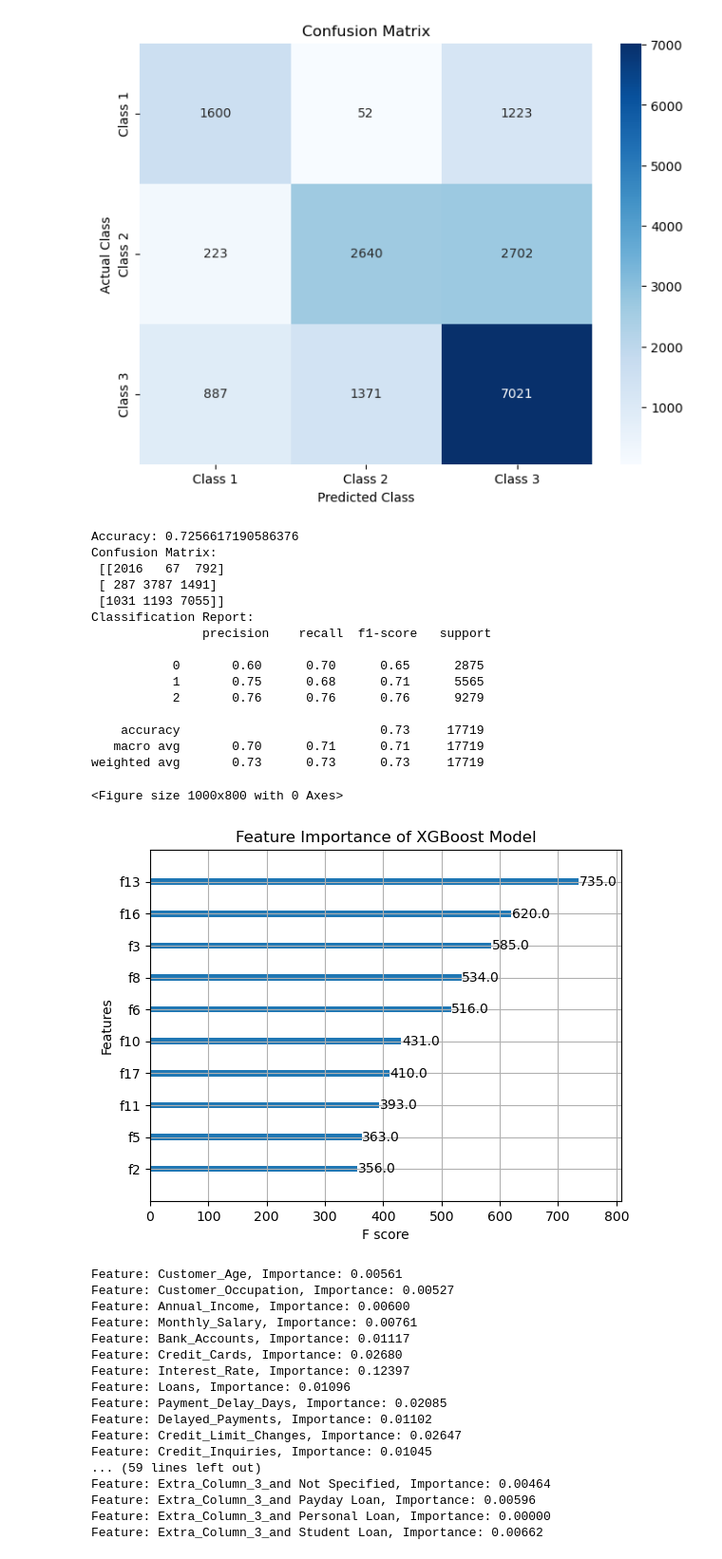
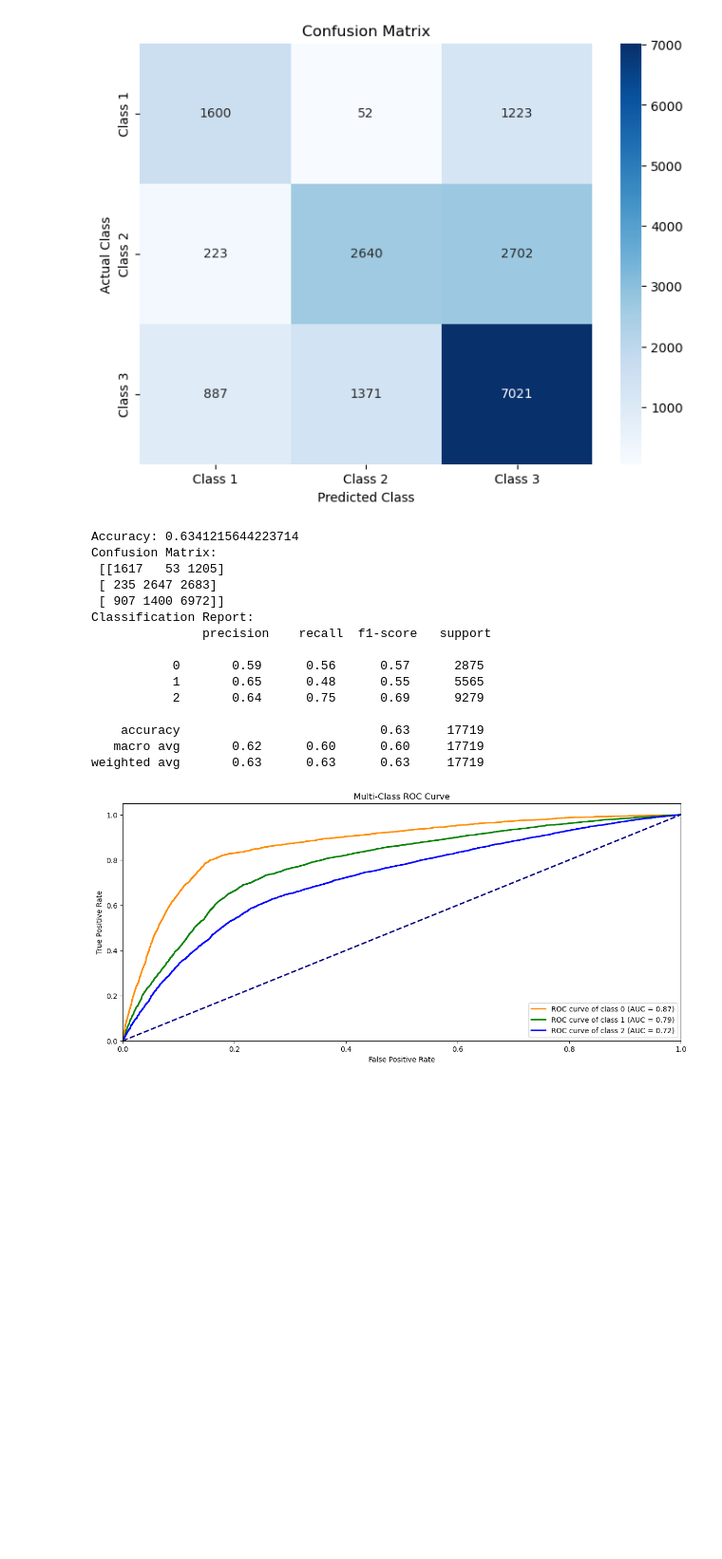
Before and after one commit to menghangl/COMP5310, a Jupyter notebook: Untitled3.ipynb, the cells around one changed output. Shown at 95% size. Saved outputs shown, nothing was run; the diff lists cells and outputs as text; code cells hidden in the pictures; blank space fills up the shorter version.

```diff
--- a/Untitled3.ipynb
+++ b/Untitled3.ipynb
@@ -414,7 +414,6 @@ from sklearn.model_selection import train_test_split
 from sklearn.metrics import accuracy_score, confusion_matrix, classification_report, roc_curve, auc, precision_recall_curve, f1_score
 import matplotlib.pyplot as plt
 from xgboost import plot_importance
-
 
 # Data preprocessing (assuming your data is already cleaned and ready)
 # Apply label encoding if needed
@@ -432,8 +431,8 @@ X_scaled = scaler.fit_transform(X)
 # Split the dataset into training and testing sets
 X_train, X_test, y_train, y_test = train_test_split(X_scaled, y, test_size=0.2, random_state=42)
 
-# Define the XGBoost model (which can be thought of as an ensemble of Logistic Regression models)
-xgb = XGBClassifier(objective='multi:softprob', eval_metric='mlogloss', max_depth=5, learning_rate=0.1, n_estimators=100)
+# Define the XGBoost model with logistic regression as the base learner
+xgb = XGBClassifier(objective='multi:softprob', eval_metric='mlogloss', booster='gblinear', learning_rate=0.1, n_estimators=100)
 
 # Fit the XGBoost model
 xgb.fit(X_train, y_train)
@@ -452,22 +451,6 @@ class_report = classification_report(y_test, y_pred)
 print("Accuracy:", accuracy)
 print("Confusion Matrix:\n", conf_matrix)
 print("Classification Report:\n", class_report)
-
-# 特征重要性分析
-plt.figure(figsize=(10, 8))
-plot_importance(xgb, max_num_features=10)  # 显示前10个最重要的特征
-plt.title("Feature Importance of XGBoost Model")
-plt.show()
-
-# 如果你想直接查看每个特征的重要性得分，可以这样做
-# importance = xgb.feature_importances_
-# for i, v in enumerate(importance):
-#     print(f'Feature: {i}, Score: {v:.5f}')
-
-#如果你的X有列名，也可以这样打印特征名及其重要性
-for feature, importance in zip(X.columns, xgb.feature_importances_):
-    print(f'Feature: {feature}, Importance: {importance:.5f}')
-
 
 # Predict probabilities for ROC and Precision-Recall Curve
 y_pred_proba = xgb.predict_proba(X_test)
@@ -494,59 +477,41 @@ plt.plot([0, 1], [0, 1], color='navy', lw=2, linestyle='--')
 plt.xlim([0.0, 1.0])
 plt.ylim([0.0, 1.05])
 plt.xlabel('False Positive Rate')
 plt.ylabel('True Positive Rate')
 plt.title('Multi-Class ROC Curve')
 plt.legend(loc="lower right")
 plt.show()
 
 # Precision-Recall Curves for each class
 plt.figure(figsize=(14, 6))
 precision = dict()
 recall = dict()
 f1 = dict()
 
 for i in range(3):
     precision[i], recall[i], _ = precision_recall_curve(y_test_bin[:, i], y_pred_proba[:, i])
     f1[i] = f1_score(y_test_bin[:, i], (y_pred_proba[:, i] > 0.5).astype(int))
     plt.plot(recall[i], precision[i], lw=2, label='Precision-Recall curve of class {0} (F1 = {1:0.2f})'.format(i, f1[i]))
 
 plt.xlabel('Recall')
 plt.ylabel('Precision')
 plt.title('Multi-Class Precision-Recall Curve')
 plt.legend(loc="lower left")
 plt.show()
 # %% [output]
-Accuracy: 0.7256617190586376
+Accuracy: 0.6341215644223714
 Confusion Matrix:
- [[2016   67  792]
- [ 287 3787 1491]
- [1031 1193 7055]]
+ [[1617   53 1205]
+ [ 235 2647 2683]
+ [ 907 1400 6972]]
 Classification Report:
                precision    recall  f1-score   support
 
-           0       0.60      0.70      0.65      2875
-           1       0.75      0.68      0.71      5565
-           2       0.76      0.76      0.76      9279
+           0       0.59      0.56      0.57      2875
+           1       0.65      0.48      0.55      5565
+           2       0.64      0.75      0.69      9279
 
-    accuracy                           0.73     17719
-   macro avg       0.70      0.71      0.71     17719
-weighted avg       0.73      0.73      0.73     17719
+    accuracy                           0.63     17719
+   macro avg       0.62      0.60      0.60     17719
+weighted avg       0.63      0.63      0.63     17719
-<Figure size 1000x800 with 0 Axes>
-[figure, old version]
+[figure, new version]
-Feature: Customer_Age, Importance: 0.00561
-Feature: Customer_Occupation, Importance: 0.00527
-Feature: Annual_Income, Importance: 0.00600
-Feature: Monthly_Salary, Importance: 0.00761
-Feature: Bank_Accounts, Importance: 0.01117
-Feature: Credit_Cards, Importance: 0.02680
-Feature: Interest_Rate, Importance: 0.12397
-Feature: Loans, Importance: 0.01096
-Feature: Payment_Delay_Days, Importance: 0.02085
-Feature: Delayed_Payments, Importance: 0.01102
-Feature: Credit_Limit_Changes, Importance: 0.02647
-Feature: Credit_Inquiries, Importance: 0.01045
-... (59 lines left out)
-Feature: Extra_Column_3_and Not Specified, Importance: 0.00464
-Feature: Extra_Column_3_and Payday Loan, Importance: 0.00596
-Feature: Extra_Column_3_and Personal Loan, Importance: 0.00000
-Feature: Extra_Column_3_and Student Loan, Importance: 0.00662
```
Also changed, not shown: parts of 1 cell of this notebook.
